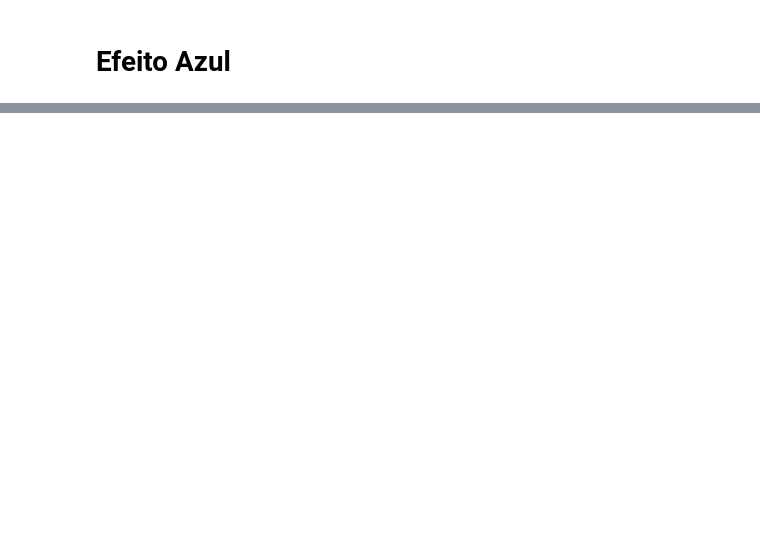
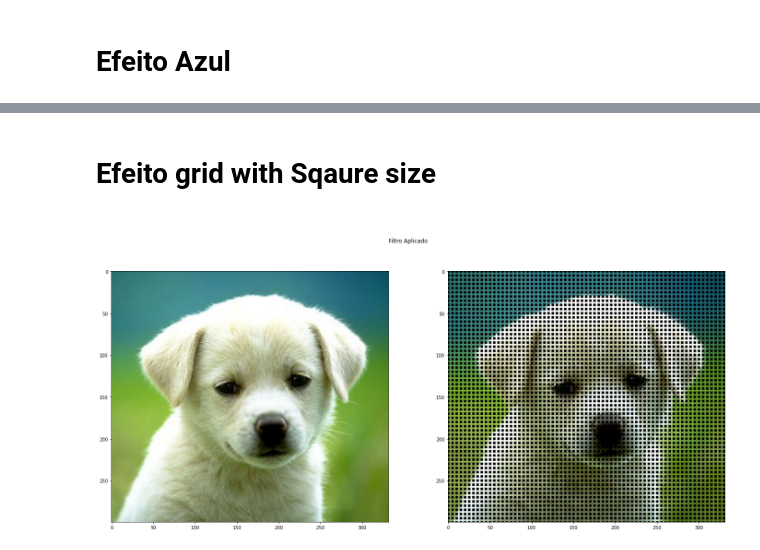
Before and after one commit to AugustoSavi/CienciaDaComputacaoUnesc, a Jupyter notebook: FiltrosComputacaoGrafica.ipynb, the cells around one changed output, grey strips where cells are left out. Saved outputs shown, nothing was run; the diff lists cells and outputs as text; code cells hidden in the pictures; blank space fills up the shorter version.

```diff
--- a/FiltrosComputacaoGrafica.ipynb
+++ b/FiltrosComputacaoGrafica.ipynb
@@ -102,0 +106,56 @@ showFilter(data)
+# %% [markdown]
+<h1><a name="efeito_grid_with_size">Efeito grid with Sqaure size</a><h1>
+# %%
+# Pega os dados da matriz rgb da imagem
+data = np.array(img)
+
+# Definindo a cor
+black = (0,0,0)
+
+# definindo tamanho do quadrado
+squareSize = 5
+
+# distance min = 1
+distance = 5
+
+def surroundings(matrix, y, x, color, squareSize):
+  squareSize = math.floor((squareSize/2))
+  for size in range(0,squareSize):
+    # himself:
+    drawInCell(matrix, y,         x,      color),
+    # up:
+    drawInCell(matrix, y-size,    x,      color),
+    # upRight:
+    drawInCell(matrix, y-size,    x+size, color),
+    # right:
+    drawInCell(matrix, y,         x+size, color),
+    # downRight:
+    drawInCell(matrix, y+size,    x+size, color),
+    # down:
+    drawInCell(matrix, y+size,    x,      color),
+    # downLeft:
+    drawInCell(matrix, y+size,    x-size, color),
+    # left:
+    drawInCell(matrix, y,         x-size, color),
+    # upLeft:
+    drawInCell(matrix, y-size,    x-size, color)
+
+
+def drawInCell(matrix, y, x, color):
+  try:
+    if matrix[y][x] is not None:
+      matrix[y][x] = color
+  except IndexError:
+    pass
+
+
+# Loop Percorrendo a imagem
+for i in range(0, height, distance):
+  for j in range(0, width, distance):
+      surroundings(data,i,j,black,squareSize)
+
+
+# mostra imagem lado a lado
+showFilter(data)
+# %% [output]
+[figure, added]
```
Also changed, not shown: parts of 6 cells of this notebook.
